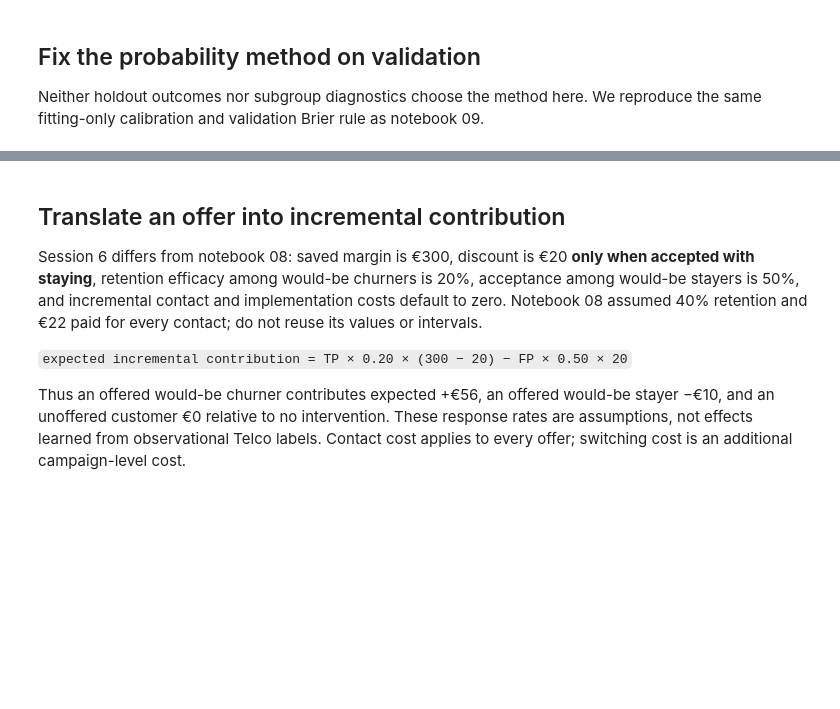
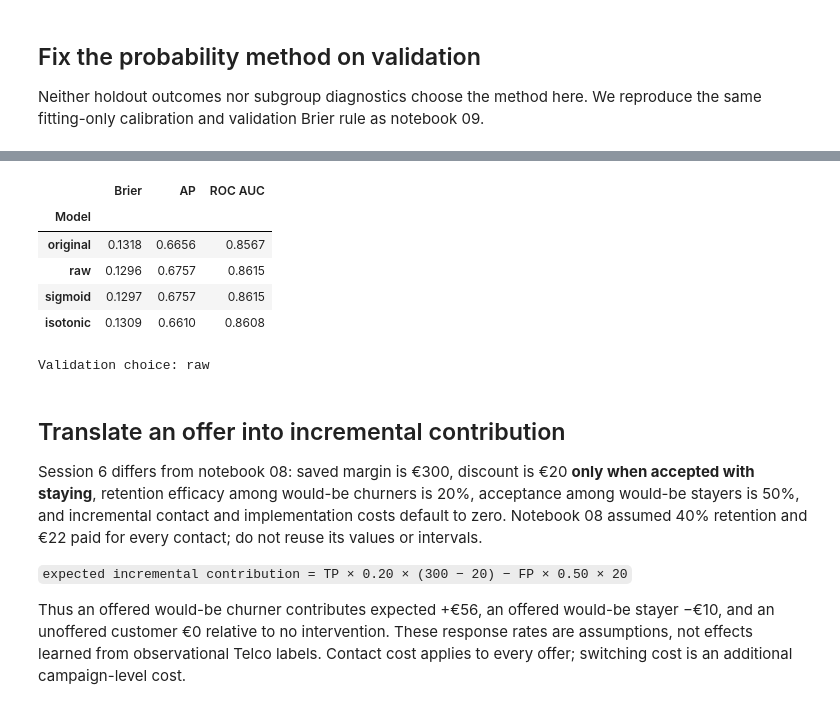
Before and after one commit to juliovalerog/AppliedML, a Jupyter notebook: notebooks/11_telco_thresholds_and_business_decisions.ipynb, the cells around one changed output, grey strips where cells are left out. Saved outputs shown, nothing was run; the diff lists cells and outputs as text; code cells hidden in the pictures; blank space fills up the shorter version.

```diff
--- a/notebooks/11_telco_thresholds_and_business_decisions.ipynb
+++ b/notebooks/11_telco_thresholds_and_business_decisions.ipynb
@@ -67,23 +118,3 @@ dtype: int64
 # %% [markdown]
 ## Hold the algorithm fixed; change two inputs
 The first model uses original inputs. The finalist retains them and adds `log1p(tenure)` and `log1p(TotalCharges)`. These row-wise logs express diminishing changes and learn no population statistics. This is **not** notebook 07's Logistic +logs versus XGBoost +polynomials comparison. `SeniorCitizen` is categorical despite its 0/1 storage.
-# %%
-NUMERIC = ['tenure', 'MonthlyCharges', 'TotalCharges']
-CATEGORICAL = [c for c in X if c not in NUMERIC]
-assert 'SeniorCitizen' in CATEGORICAL
-
-def add_logs(frame):
-    result = frame.copy()
-    result['log_tenure'] = np.log1p(result.tenure)
-    result['log_total'] = np.log1p(result.TotalCharges)
-    return result
-
-def build_model(logs=False):
-    numeric = NUMERIC + (['log_tenure', 'log_total'] if logs else [])
-    preprocessing = ColumnTransformer([
-        ('num', Pipeline([('impute', SimpleImputer(strategy='median')),
-                          ('scale', StandardScaler())]), numeric),
-        ('cat', OneHotEncoder(handle_unknown='ignore'), CATEGORICAL)])
-    return Pipeline([('features', FunctionTransformer(add_logs) if logs else 'passthrough'),
-                     ('preprocess', preprocessing),
-                     ('model', LogisticRegression(C=1, solver='lbfgs', max_iter=2000))])
@@ -121,3 +197,47 @@ Validation choice: raw
+# %%
+# Store one aligned probability array per model for the same validation customers.
+prob_valid = {}
+# Collect readable metric rows instead of nesting table-building comprehensions.
+metric_rows = []
+# Score every fitted candidate without refitting on validation.
+for name, model in models.items():
+    # Column 1 is the probability of the churn class, not a binary decision.
+    probabilities = model.predict_proba(X_valid)[:, 1]
+    # Keep these probabilities for bin diagnostics and policy comparisons.
+    prob_valid[name] = probabilities
+    # Check customer count before pairing predictions with outcomes.
+    assert len(probabilities) == len(y_valid)
+    # Reject missing, infinite or out-of-range probabilities.
+    assert np.isfinite(probabilities).all()
+    # All numerical probability values must lie between zero and one.
+    assert ((probabilities >= 0) & (probabilities <= 1)).all()
+    # Compute probability error and two ranking summaries on identical customers.
+    metric_rows.append({'Model': name,
+                        'Brier': brier_score_loss(y_valid, probabilities),
+                        'AP': average_precision_score(y_valid, probabilities),
+                        'ROC AUC': roc_auc_score(y_valid, probabilities)})
+# Put model names on the table's row labels.
+validation_metrics = pd.DataFrame(metric_rows).set_index('Model')
+# Start with raw probabilities so an exact tie keeps the simpler method.
+selected_method = 'raw'
+# Consider corrections in a fixed order without letting holdout results choose one.
+for method in ['sigmoid', 'isotonic']:
+    # Replace the current choice only if validation Brier is strictly smaller.
+    if validation_metrics.loc[method, 'Brier'] < validation_metrics.loc[selected_method, 'Brier']:
+        # Remember the validation choice for later refitting, not the fitted weights.
+        selected_method = method
+# Show all candidates, including corrections that fail to improve probability quality.
+display(validation_metrics.round(6))
+# Make the fixed selection visible before any holdout evaluation.
+print('Validation choice:', selected_method)
+# %% [output]
+|  | Brier | AP | ROC AUC |
+| Model |  |  |  |
+| original | 0.1318 | 0.6656 | 0.8567 |
+| raw | 0.1296 | 0.6757 | 0.8615 |
+| sigmoid | 0.1297 | 0.6757 | 0.8615 |
+| isotonic | 0.1309 | 0.6610 | 0.8608 |
+Validation choice: raw
 # %% [markdown]
 ## Translate an offer into incremental contribution
 Session 6 differs from notebook 08: saved margin is €300, discount is €20 **only when accepted with staying**, retention efficacy among would-be churners is 20%, acceptance among would-be stayers is 50%, and incremental contact and implementation costs default to zero. Notebook 08 assumed 40% retention and €22 paid for every contact; do not reuse its values or intervals.
```
Also changed, not shown: parts of 29 cells of this notebook, 8 other files.
